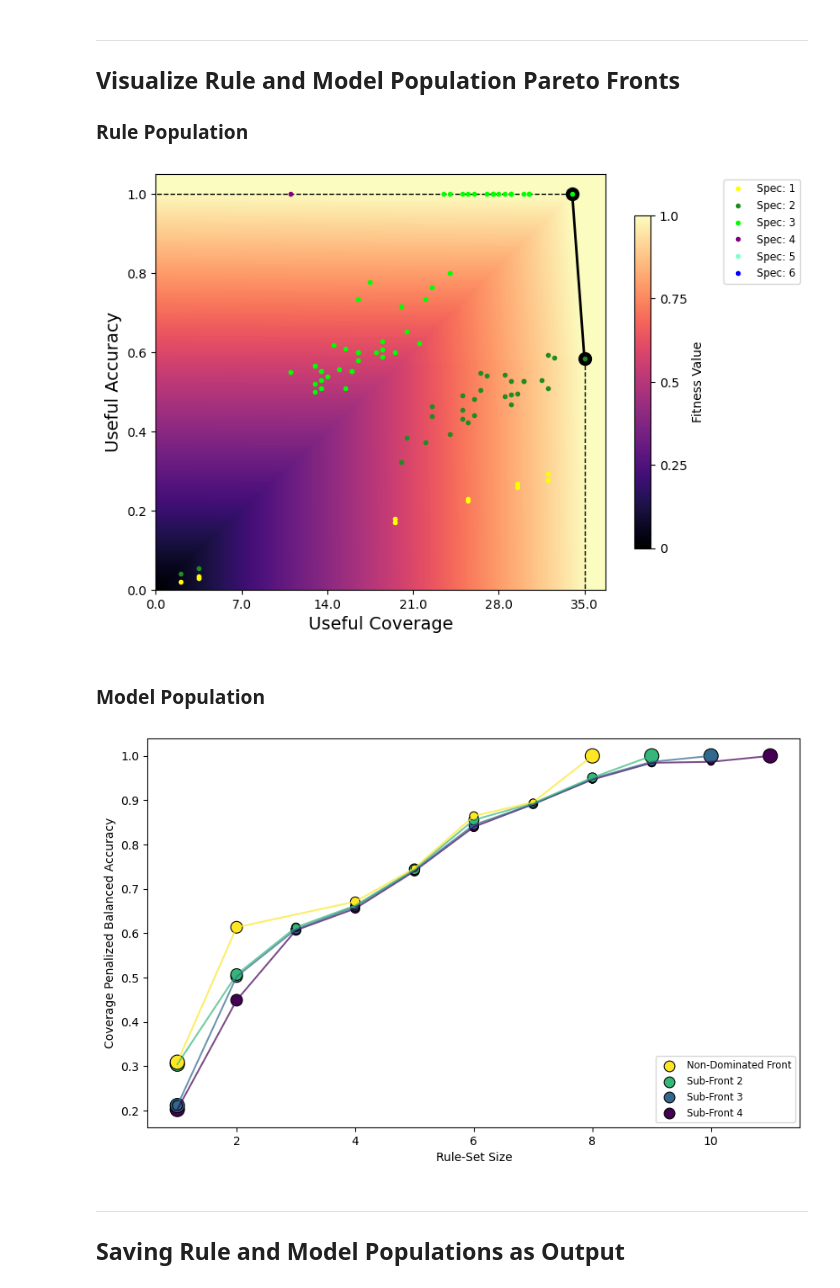
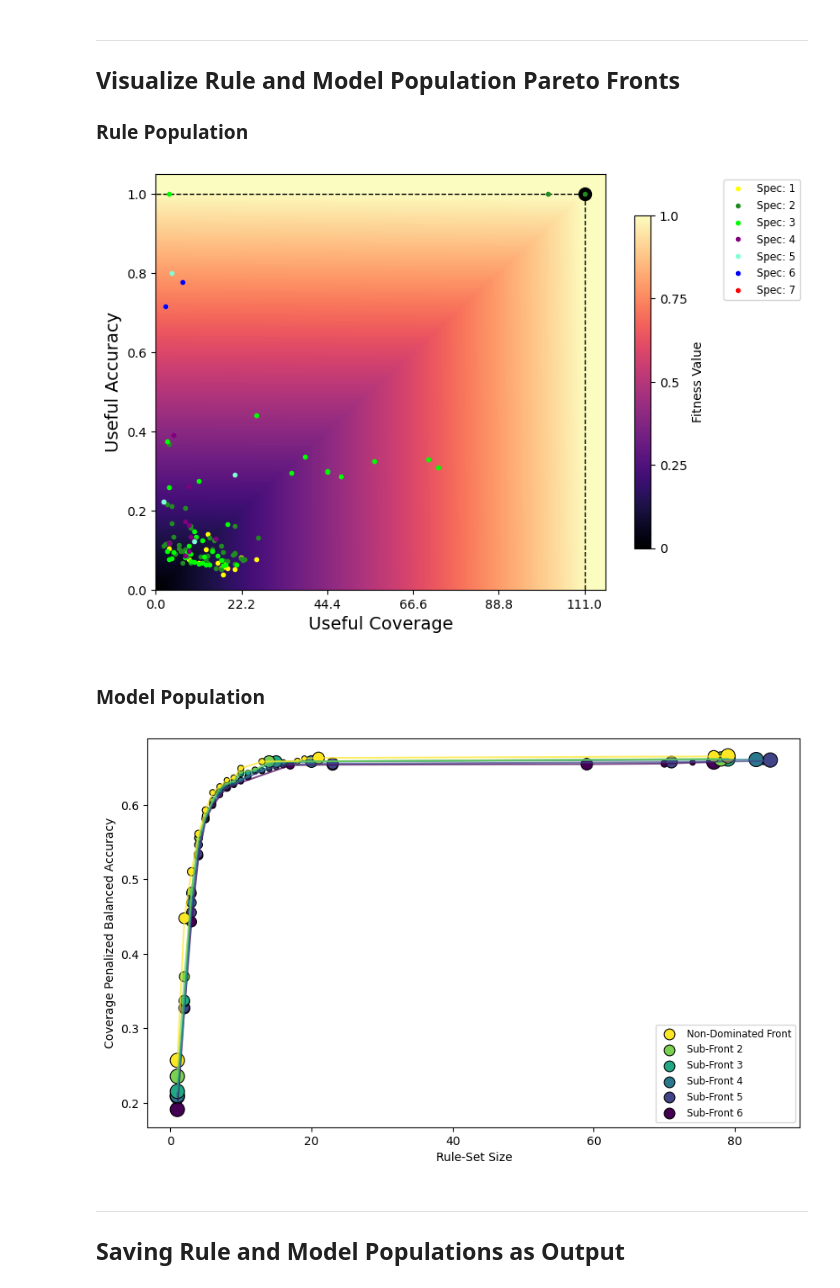
Before and after one commit to UrbsLab/heros, a Jupyter notebook: HEROS_Demo_Notebook.ipynb, the cells around one changed output. Drawn from its saved outputs; the diff is of its cells as text; code cells hidden in the pictures.

```diff
--- a/HEROS_Demo_Notebook.ipynb
+++ b/HEROS_Demo_Notebook.ipynb
@@ -44,7 +44,7 @@ folder_path = './output' # Specify new path for output files generated by this n
 run_all_cells = True # If True, run all cells of notebook (i.e. generate all example outputs and visualizations). False will only run key cells
 
 # Specify which example dataset to run --------------------------------------------------------------------------
-example_dataset = 'MUX6' # Dataset Options: 'MUX6', 'MUX11', 'MUX20', 'GAM_A', 'GAM_C', 'GAM_E'
+example_dataset = 'GAM_C' # Dataset Options: 'MUX6', 'MUX11', 'MUX20', 'GAM_A', 'GAM_C', 'GAM_E'
 
 # Expert Knowldge Generation Run Parameters ---------------------------------------------------------------------
 max_instances = 2000 # Maximum number of available training instances to use in estimating feature importance scores with 'MultiSURF' algorithm.
@@ -52,13 +52,14 @@ use_turf = False # Idicate whether to use TuRF wrapper algorithm in combination
 turf_pct = 0.2 # Controls the number of TuRF iterations as well as the number of features removed from calculations each iteration. (0.2 runs for 5 iterations with 20% of bottom scoring features removed each time)
 
 # HEROS Key Hyperparameters -------------------------------------------------------------------------------------
-iterations = 50000 # (Rule_I) Number of Phase I learning iterations (e.g. 50000)
+iterations = 500 # (Rule_I) Number of Phase I learning iterations (e.g. 50000)
 pop_size = 500 # (Rule_P) Maximum size of Phase I rule population (micro-population size) (e.g. 500)
-model_iterations = 100 # (Model_I) Number of Phase II learning iterations (e.g. 100)
+model_iterations = 50 # (Model_I) Number of Phase II learning iterations (e.g. 100)
 model_pop_size = 100 # (Model_P) Maximum size of Phase II model population (e.g. 100)
 nu = 1 # (v) Accuracy pressure (1 is neutral)
 
 # Other HEROS Hyperparameters -----------------------------------------------------------------------------------
+diversity = 0.0 # (Rule_P) Pressure encouraging preservation of rule diversity vs complete focus on non-dominated rules. (e.g. 0)
 beta = 0.2 # (B) Average {M} size learning rate
 theta_sel = 0.5 # (0_sel) {M} proportion for Phase I tournament selection
 cross_prob = 0.8 # (p_cross) probability of applying crossover (Phase I and II)
@@ -68,7 +69,7 @@ new_gen = 1.0 # Controls size of {OMP} as function of Model_P
 model_pop_init = 'target_acc' # Model initialization method ('random' or 'target_acc')
 subsumption = 'both' # Use GA, {C} or 'both' subsumption mechanisms ('ga', or 'c', 'both', or None)
 rsl = 0 # Manually specify rule specificity limit (Give positive integer or leave 0 for automatic rule specificity limit determination from dataset properties)
-compaction = 'sub' # rule compaction method ('sub' or None)
+compaction = None #'sub' # rule compaction method ('sub' or None)
 random_state = 42 # Applied random seed (for reproducibility)
 
 # HEROS Performance tracking hyperparameters --------------------------------------------------------------------
@@ -288,7 +302,7 @@ Loading MultiSURF Scores
     2. If a mix of quantiative and categorical features are loaded, HEROS will combine them with all quantitative features first, followed by all categorical features in the same order as provided in 'X' or 'Xc'.
 # %%
 # Initialize HEROS algorithm with run parameters
-heros = HEROS(outcome_type=outcome_type,iterations=iterations,pop_size=pop_size,cross_prob=cross_prob,mut_prob=mut_prob,nu=nu,beta=beta,theta_sel=theta_sel,
+heros = HEROS(outcome_type=outcome_type,iterations=iterations,pop_size=pop_size,diversity=diversity,cross_prob=cross_prob,mut_prob=mut_prob,nu=nu,beta=beta,theta_sel=theta_sel,
               fitness_function=fitness_function,subsumption=subsumption,rsl=rsl,feat_track=feat_track, model_iterations=model_iterations,
               model_pop_size=model_pop_size,model_pop_init=model_pop_init,new_gen=new_gen,merge_prob=merge_prob,rule_pop_init=rule_pop_init,compaction=compaction,
               track_performance=track_performance,model_tracking=model_tracking,stored_rule_iterations=stored_rule_iterations,stored_model_iterations=stored_model_iterations,random_state=random_state, verbose=verbose)
@@ -521,12 +549,13 @@ No contradictory rules matched.
 ### **Rule Population**
 # %%
 if run_all_cells:
+    heros.calculate_global_rule_fitness() #Manually calculate fitness substitute value for vizualization purposes
     resolution = 500
     plot_rules = True
     color_rules = True
     heros.get_rule_pareto_landscape(resolution, heros.rule_population, plot_rules, color_rules,show=True,save=True,output_path=output_path)
 # %% [output]
-[figure, old version]
+[figure, new version]
 # %% [markdown]
 ### **Model Population**
 # %%
@@ -535,7 +564,7 @@ if run_all_cells:
     plot_models = True
     heros.get_model_pareto_fronts(show=True,save=True,output_path=output_path)
 # %% [output]
-[figure, old version]
+[figure, new version]
 # %% [markdown]
 ***
 ## Saving Rule and Model Populations as Output
```
Also changed, not shown: parts of 26 cells of this notebook, 25 other files.
